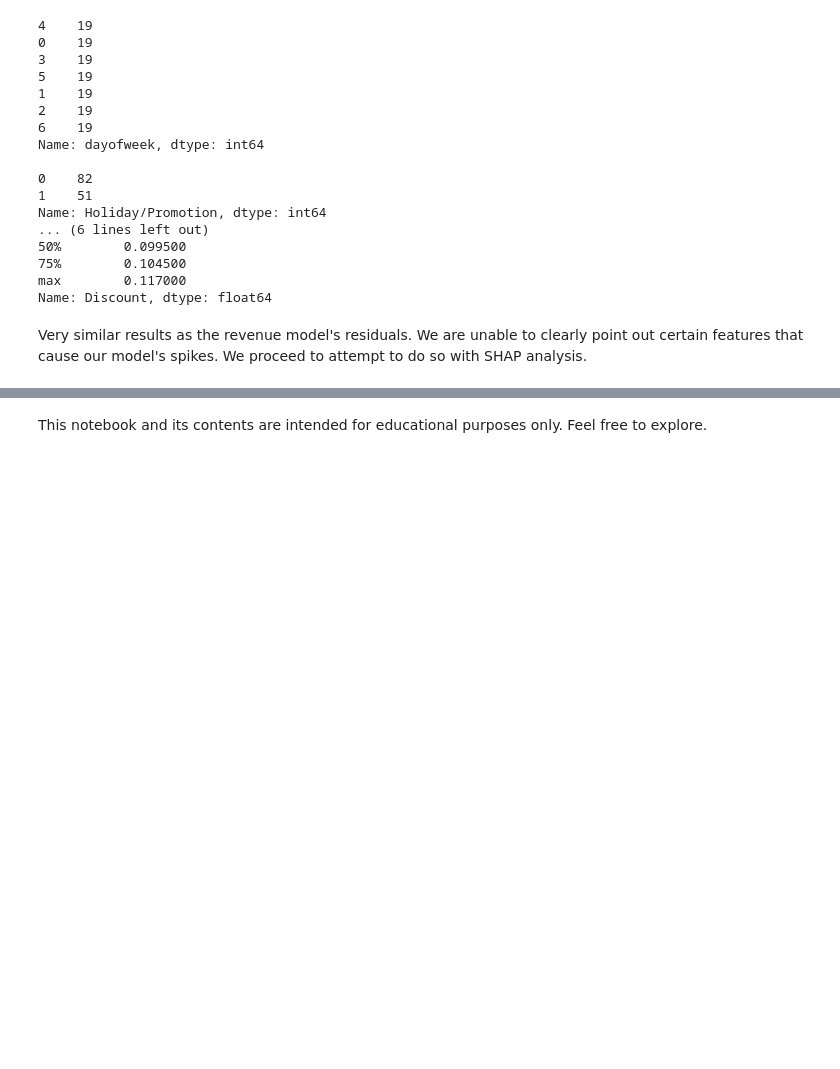
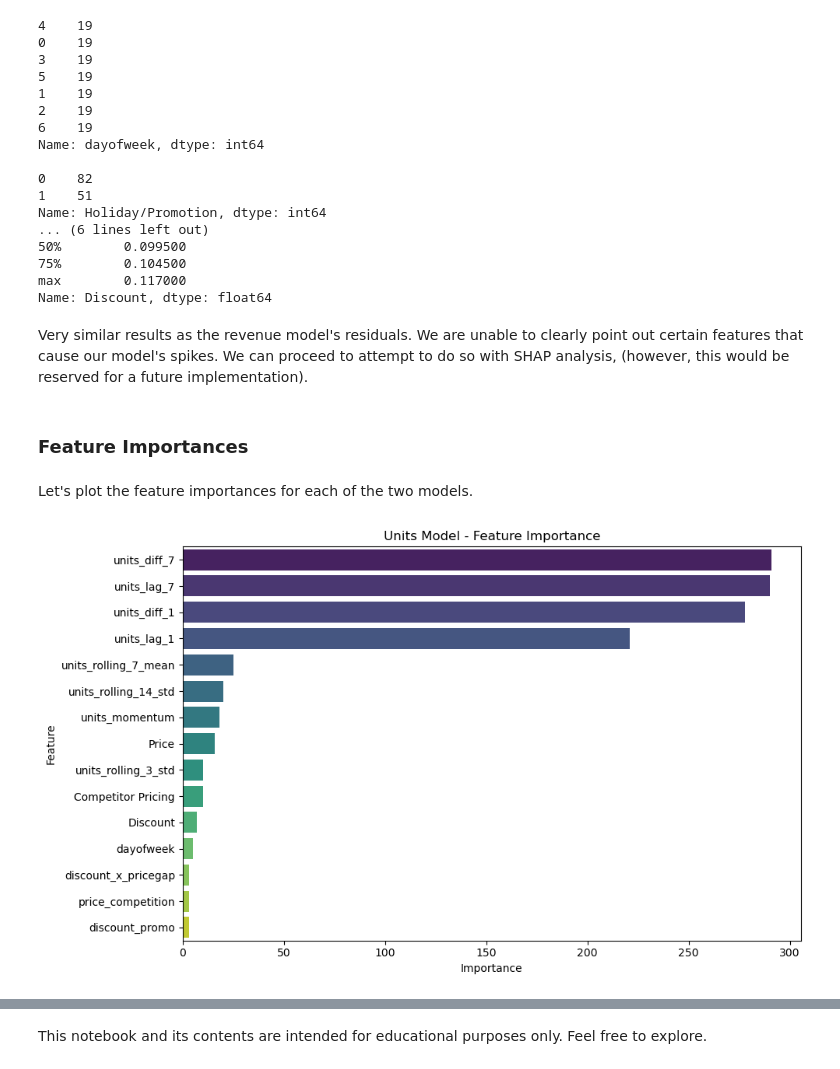
Before and after one commit to Mohammed-Hanan-Othman/time-series-forecasting, a Jupyter notebook: notebooks/sales_prediction_lightgbm.ipynb, the cells around one changed output, grey strips where cells are left out. Saved outputs shown, nothing was run; the diff lists cells and outputs as text; code cells hidden in the pictures; blank space fills up the shorter version.

Commit message:
Added visualizations for feature importance for both units and revenue model

```diff
--- a/notebooks/sales_prediction_lightgbm.ipynb
+++ b/notebooks/sales_prediction_lightgbm.ipynb
@@ -631,4 +632,27 @@ Name: Holiday/Promotion, dtype: int64
 max        0.117000
 Name: Discount, dtype: float64
 # %% [markdown]
-Very similar results as the revenue model's residuals. We are unable to clearly point out certain features that cause our model's spikes. We proceed to attempt to do so with SHAP analysis.
+Very similar results as the revenue model's residuals. We are unable to clearly point out certain features that cause our model's spikes. We  can proceed to attempt to do so with SHAP analysis, (however, this would be reserved for a future implementation).
+# %% [markdown]
+### Feature Importances
+# %% [markdown]
+Let's plot the feature importances for each of the two models.
+# %%
+def plot_feature_importance(model, X, title="Feature Importance", top_n=15):
+    # Get importance and create DataFrame
+    importance_df = pd.DataFrame({
+        "Feature": X.columns,
+        "Importance": model.feature_importances_
+    }).sort_values(by="Importance", ascending=False).head(top_n)
+
+    # Plot importance
+    plt.figure(figsize=(10, 6))
+    sns.barplot(x="Importance", y="Feature", data=importance_df, palette="viridis")
+    plt.title(title)
+    plt.tight_layout()
+    plt.show()
+# %%
+# Plot importances for units model
+plot_feature_importance(units_model, X_train_units, title="Units Model - Feature Importance")
+# %% [output]
+[figure, added]
```
Also changed, not shown: parts of 5 cells of this notebook.
